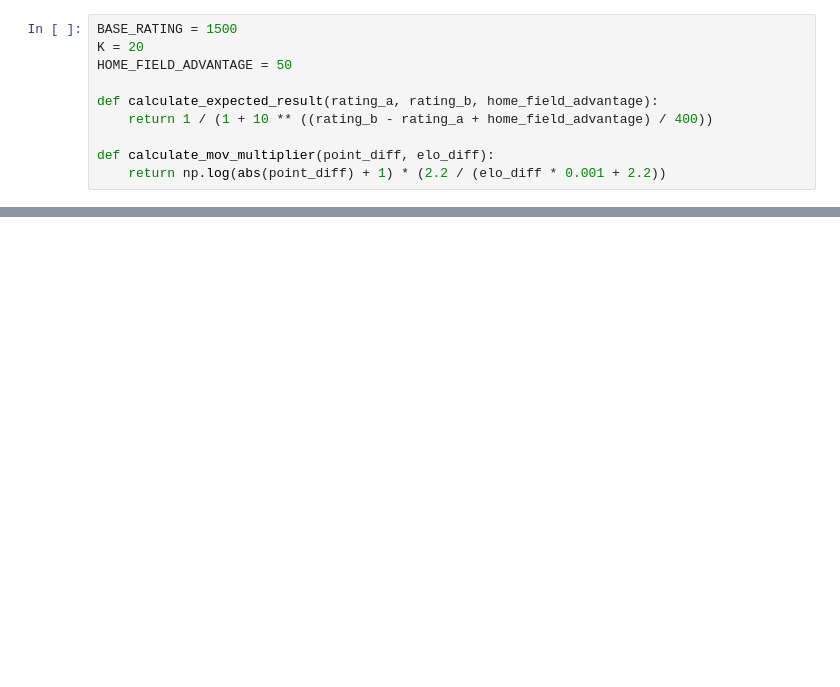
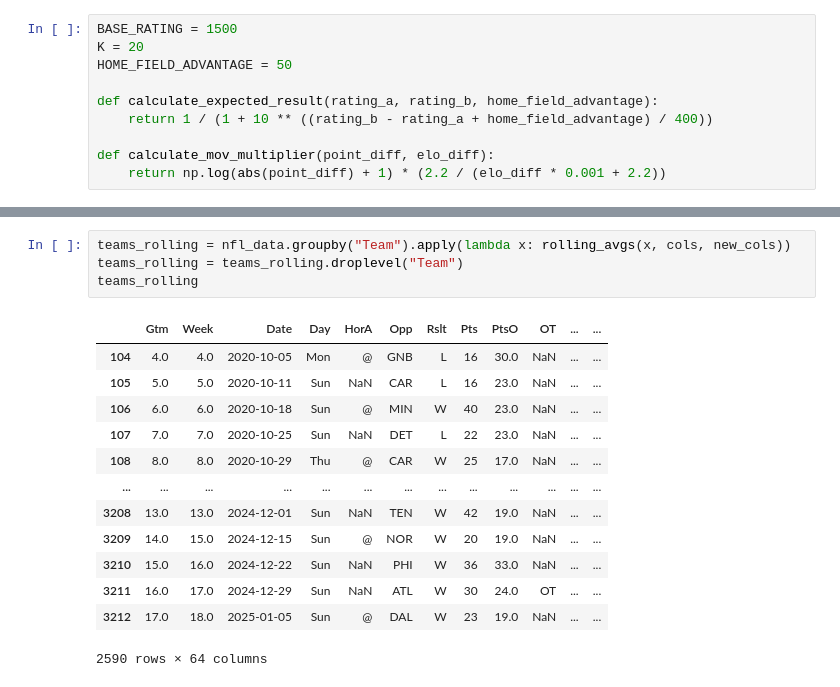
Before and after one commit to TaewonYu17/NFL-Game-Predictor, a Jupyter notebook: nfl_game_predictor.ipynb, the cells around one changed output, grey strips where cells are left out. Drawn from its saved outputs; the diff is of its cells as text; blank space fills up the shorter version.

```diff
--- a/nfl_game_predictor.ipynb
+++ b/nfl_game_predictor.ipynb
@@ -198,0 +349,18 @@ KeyError: "['Opp', 'Team_Elo_Before'] not in index"
+# %%
+teams_rolling = nfl_data.groupby("Team").apply(lambda x: rolling_avgs(x, cols, new_cols))
+teams_rolling = teams_rolling.droplevel("Team")
+teams_rolling
+# %% [output]
+|  | Gtm | Week | Date | Day | HorA | Opp | Rslt | Pts | PtsO | OT | ... | ... |
+| 104 | 4.0 | 4.0 | 2020-10-05 | Mon | @ | GNB | L | 16 | 30.0 | NaN | ... | ... |
+| 105 | 5.0 | 5.0 | 2020-10-11 | Sun | NaN | CAR | L | 16 | 23.0 | NaN | ... | ... |
+| 106 | 6.0 | 6.0 | 2020-10-18 | Sun | @ | MIN | W | 40 | 23.0 | NaN | ... | ... |
+| 107 | 7.0 | 7.0 | 2020-10-25 | Sun | NaN | DET | L | 22 | 23.0 | NaN | ... | ... |
+| 108 | 8.0 | 8.0 | 2020-10-29 | Thu | @ | CAR | W | 25 | 17.0 | NaN | ... | ... |
+| ... | ... | ... | ... | ... | ... | ... | ... | ... | ... | ... | ... | ... |
+| 3208 | 13.0 | 13.0 | 2024-12-01 | Sun | NaN | TEN | W | 42 | 19.0 | NaN | ... | ... |
+| 3209 | 14.0 | 15.0 | 2024-12-15 | Sun | @ | NOR | W | 20 | 19.0 | NaN | ... | ... |
+| 3210 | 15.0 | 16.0 | 2024-12-22 | Sun | NaN | PHI | W | 36 | 33.0 | NaN | ... | ... |
+| 3211 | 16.0 | 17.0 | 2024-12-29 | Sun | NaN | ATL | W | 30 | 24.0 | OT | ... | ... |
+| 3212 | 17.0 | 18.0 | 2025-01-05 | Sun | @ | DAL | W | 23 | 19.0 | NaN | ... | ... |
+2590 rows × 64 columns
```
Also changed, not shown: parts of 21 cells of this notebook.
